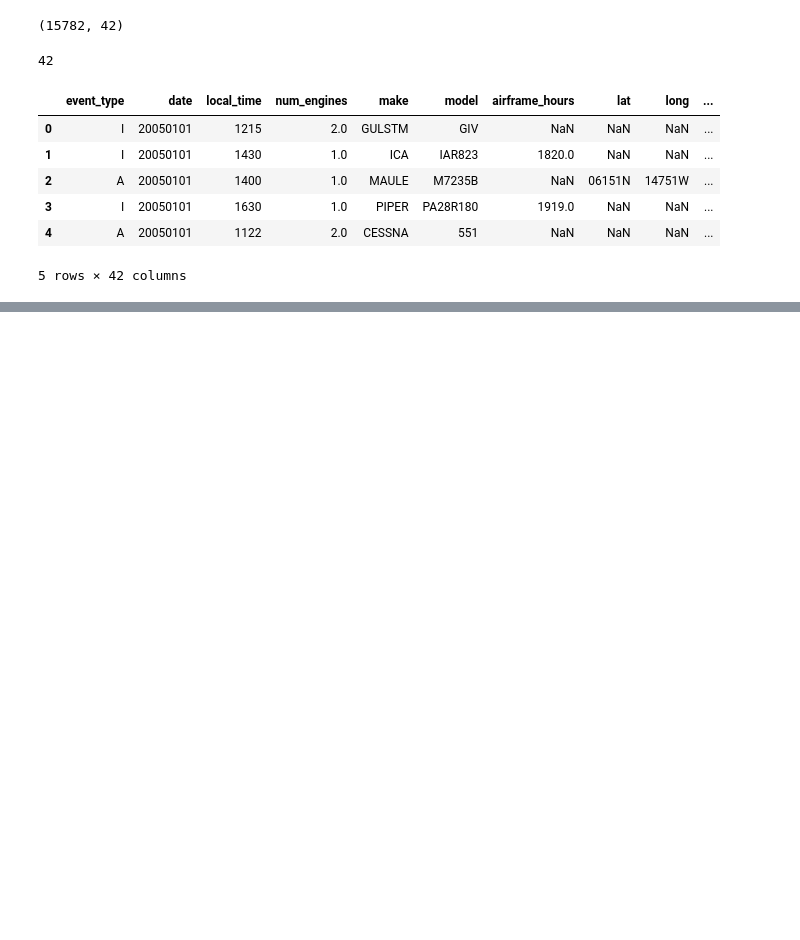
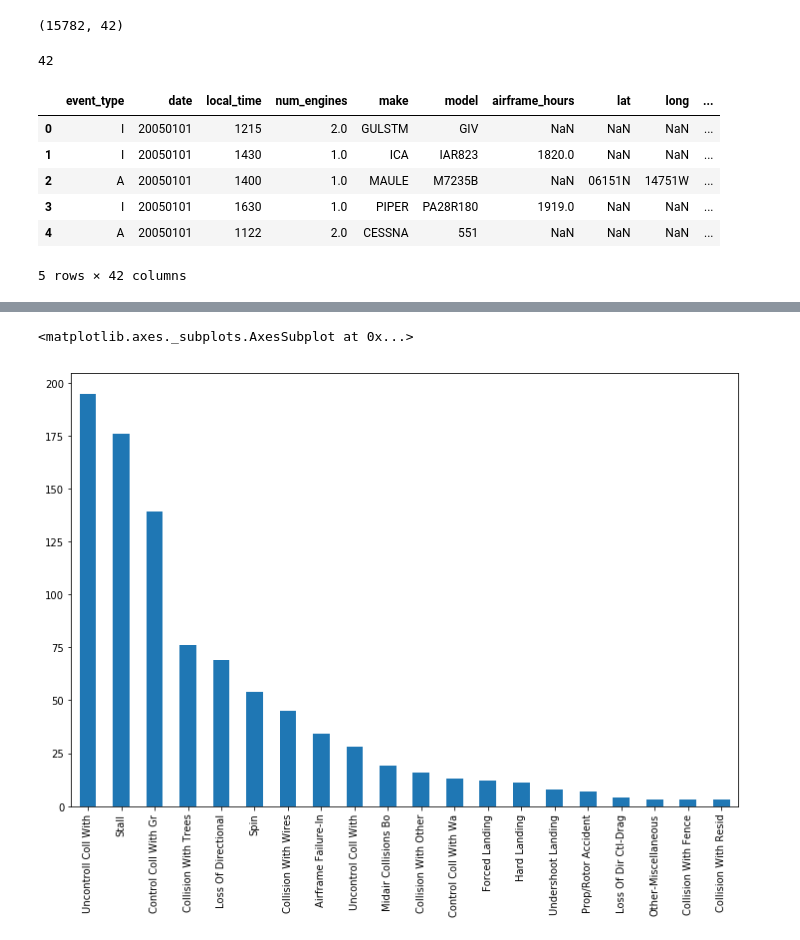
Before and after one commit to acobrapilot/homework, a Jupyter notebook: Final Project/Final Project - Aviation Mishap Data.ipynb, the cells around one changed output, grey strips where cells are left out. Drawn from its saved outputs; the diff is of its cells as text; code cells hidden in the pictures; blank space fills up the shorter version.

```diff
--- a/Final Project/Final Project - Aviation Mishap Data.ipynb
+++ b/Final Project/Final Project - Aviation Mishap Data.ipynb
@@ -162,0 +164,8 @@ Name: accident_type, dtype: int64
+# %%
+fatal_accidents = faa_full[faa_full['fatalities'] > 0]
+# %%
+# Plot showing the top 20 fatal accidents, by # of occurrences
+fatal_accidents.accident_type.value_counts().head(20).plot(kind='bar', figsize = (12,8))
+# %% [output]
+<matplotlib.axes._subplots.AxesSubplot at 0x...>
+[figure, added]
```
Also changed, not shown: parts of 6 cells of this notebook, 2 other files.
